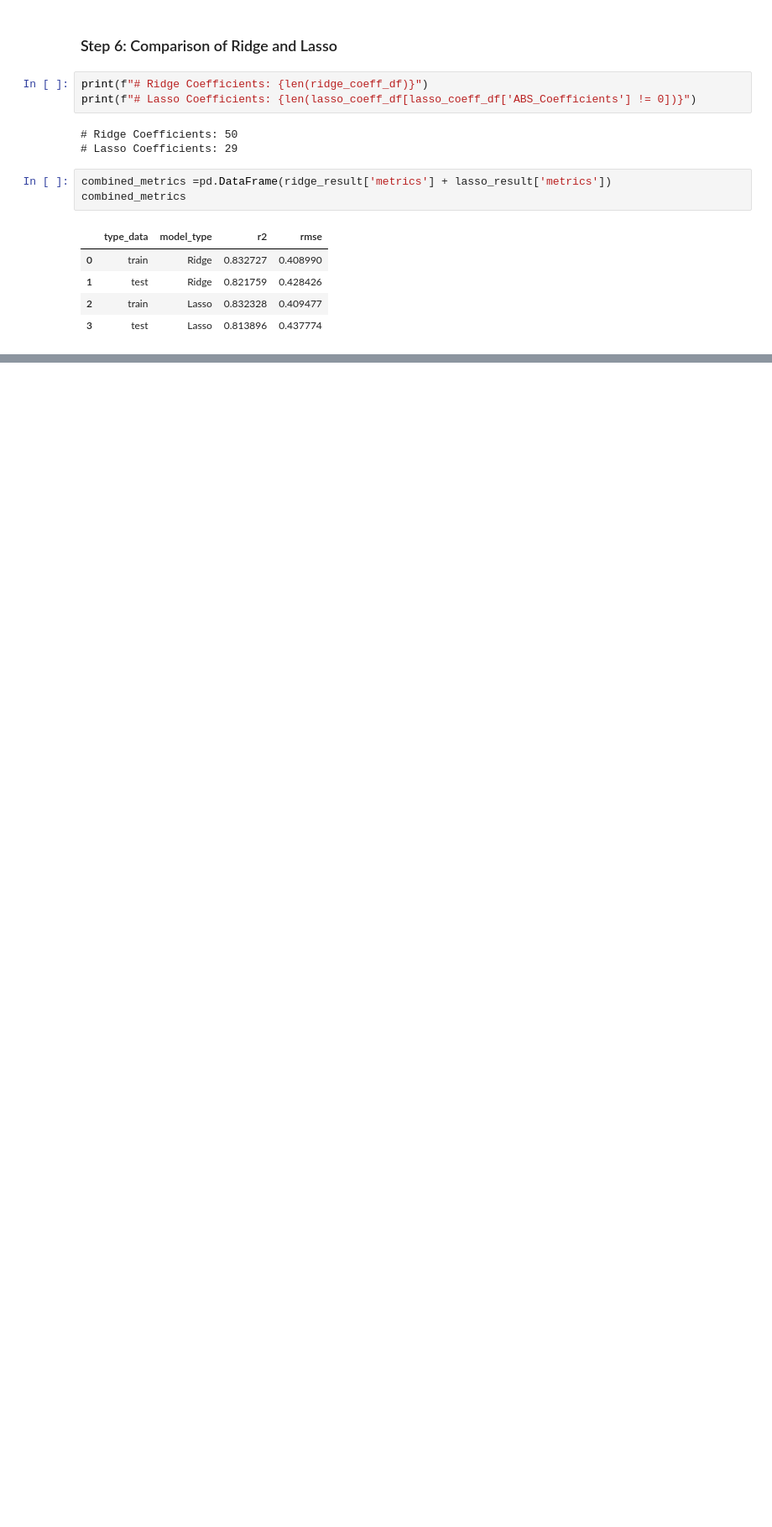
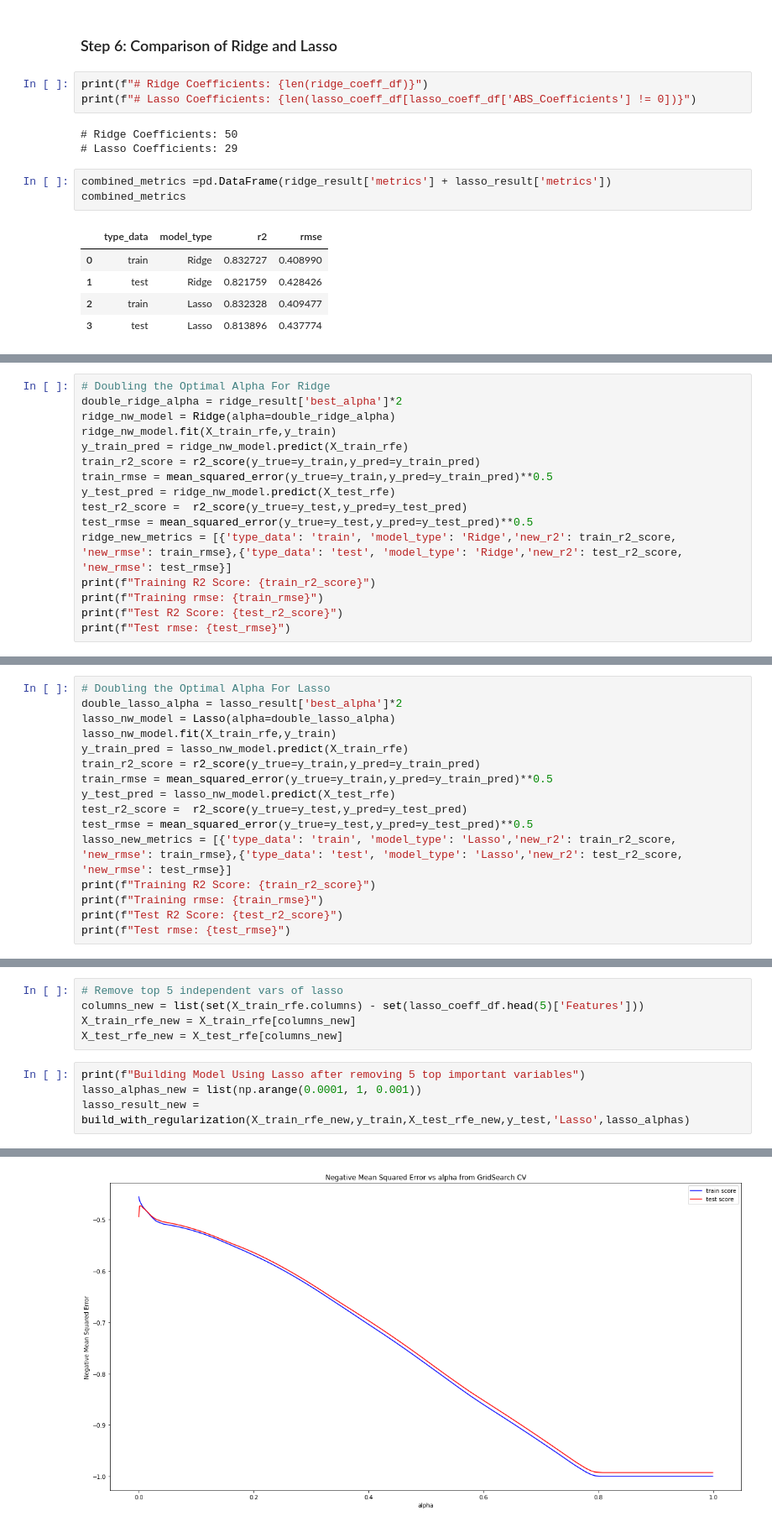
Before and after one commit to SathishKumarRamasamy/advance-regression-assignment, a Jupyter notebook: advanced-regression-assignment.ipynb, the cells around one changed output, grey strips where cells are left out. Shown at 84% size. Saved outputs shown, nothing was run; the diff lists cells and outputs as text; blank space fills up the shorter version.

Commit message:
Final Model + Answers

```diff
--- a/advanced-regression-assignment.ipynb
+++ b/advanced-regression-assignment.ipynb
@@ -2592,0 +2597,16 @@ combined_metrics
+# %%
+# Doubling the Optimal Alpha For Ridge
+double_ridge_alpha = ridge_result['best_alpha']*2
+ridge_nw_model = Ridge(alpha=double_ridge_alpha)
+ridge_nw_model.fit(X_train_rfe,y_train)
+y_train_pred = ridge_nw_model.predict(X_train_rfe)
+train_r2_score = r2_score(y_true=y_train,y_pred=y_train_pred)
+train_rmse = mean_squared_error(y_true=y_train,y_pred=y_train_pred)**0.5
+y_test_pred = ridge_nw_model.predict(X_test_rfe)
+test_r2_score =  r2_score(y_true=y_test,y_pred=y_test_pred)
+test_rmse = mean_squared_error(y_true=y_test,y_pred=y_test_pred)**0.5
+ridge_new_metrics = [{'type_data': 'train', 'model_type': 'Ridge','new_r2': train_r2_score, 'new_rmse': train_rmse},{'type_data': 'test', 'model_type': 'Ridge','new_r2': test_r2_score, 'new_rmse': test_rmse}]
+print(f"Training R2 Score: {train_r2_score}")
+print(f"Training rmse: {train_rmse}")
+print(f"Test R2 Score: {test_r2_score}")
+print(f"Test rmse: {test_rmse}")
@@ -2592,0 +2618,16 @@ combined_metrics
+# %%
+# Doubling the Optimal Alpha For Lasso
+double_lasso_alpha = lasso_result['best_alpha']*2
+lasso_nw_model = Lasso(alpha=double_lasso_alpha)
+lasso_nw_model.fit(X_train_rfe,y_train)
+y_train_pred = lasso_nw_model.predict(X_train_rfe)
+train_r2_score = r2_score(y_true=y_train,y_pred=y_train_pred)
+train_rmse = mean_squared_error(y_true=y_train,y_pred=y_train_pred)**0.5
+y_test_pred = lasso_nw_model.predict(X_test_rfe)
+test_r2_score =  r2_score(y_true=y_test,y_pred=y_test_pred)
+test_rmse = mean_squared_error(y_true=y_test,y_pred=y_test_pred)**0.5
+lasso_new_metrics = [{'type_data': 'train', 'model_type': 'Lasso','new_r2': train_r2_score, 'new_rmse': train_rmse},{'type_data': 'test', 'model_type': 'Lasso','new_r2': test_r2_score, 'new_rmse': test_rmse}]
+print(f"Training R2 Score: {train_r2_score}")
+print(f"Training rmse: {train_rmse}")
+print(f"Test R2 Score: {test_r2_score}")
+print(f"Test rmse: {test_rmse}")
@@ -2592,0 +2683,10 @@ combined_metrics
+# %%
+# Remove top 5 independent vars of lasso
+columns_new = list(set(X_train_rfe.columns) - set(lasso_coeff_df.head(5)['Features']))
+X_train_rfe_new = X_train_rfe[columns_new]
+X_test_rfe_new = X_test_rfe[columns_new]
+# %%
+print(f"Building Model Using Lasso after removing 5 top important variables")
+lasso_alphas_new = list(np.arange(0.0001, 1, 0.001))
+lasso_result_new = build_with_regularization(X_train_rfe_new,y_train,X_test_rfe_new,y_test,'Lasso',lasso_alphas)
+# %% [output]
@@ -2592,0 +2695 @@ combined_metrics
+[figure, added]
```
Also changed, not shown: parts of 18 cells of this notebook, 2 other files.
